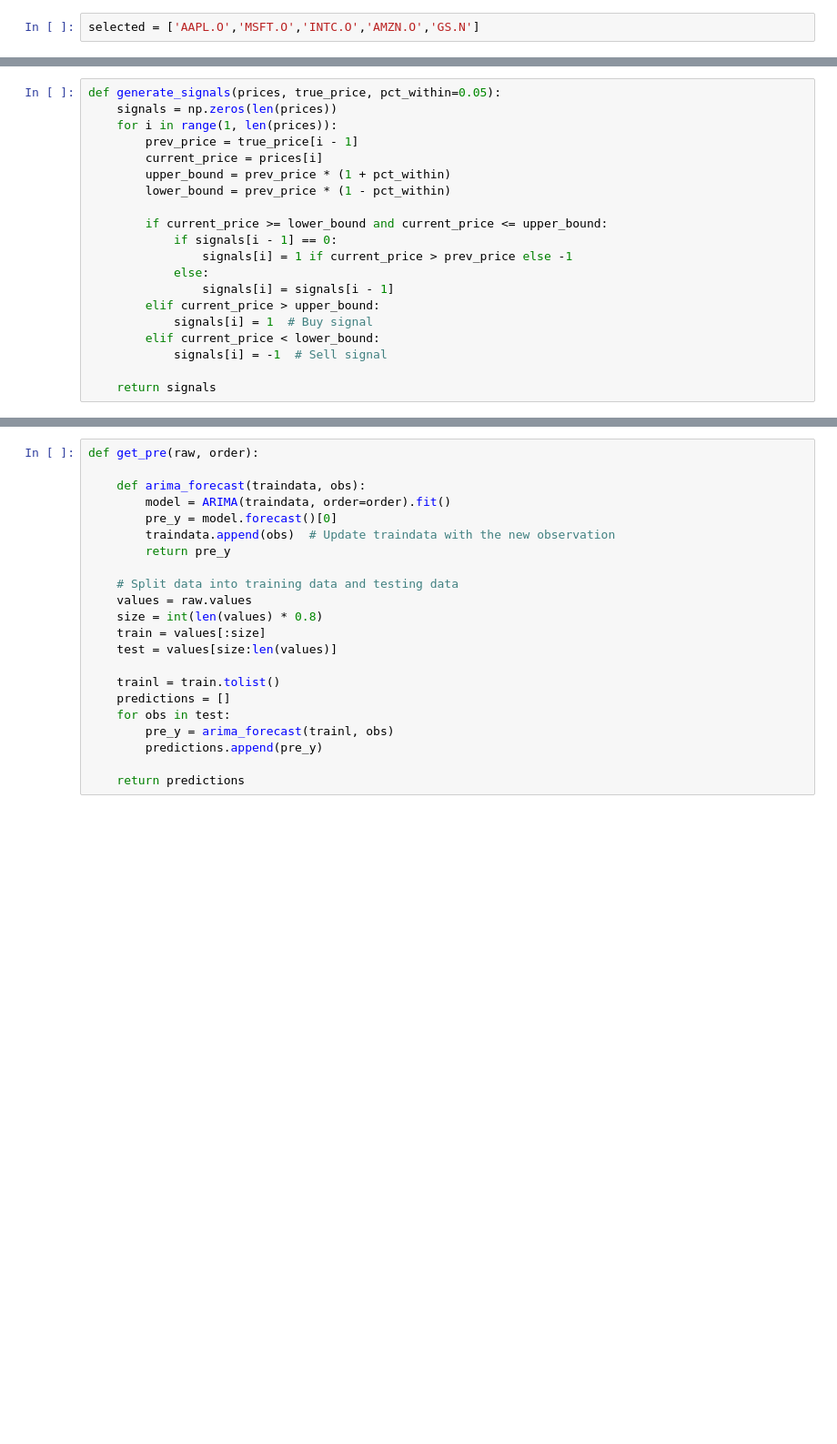
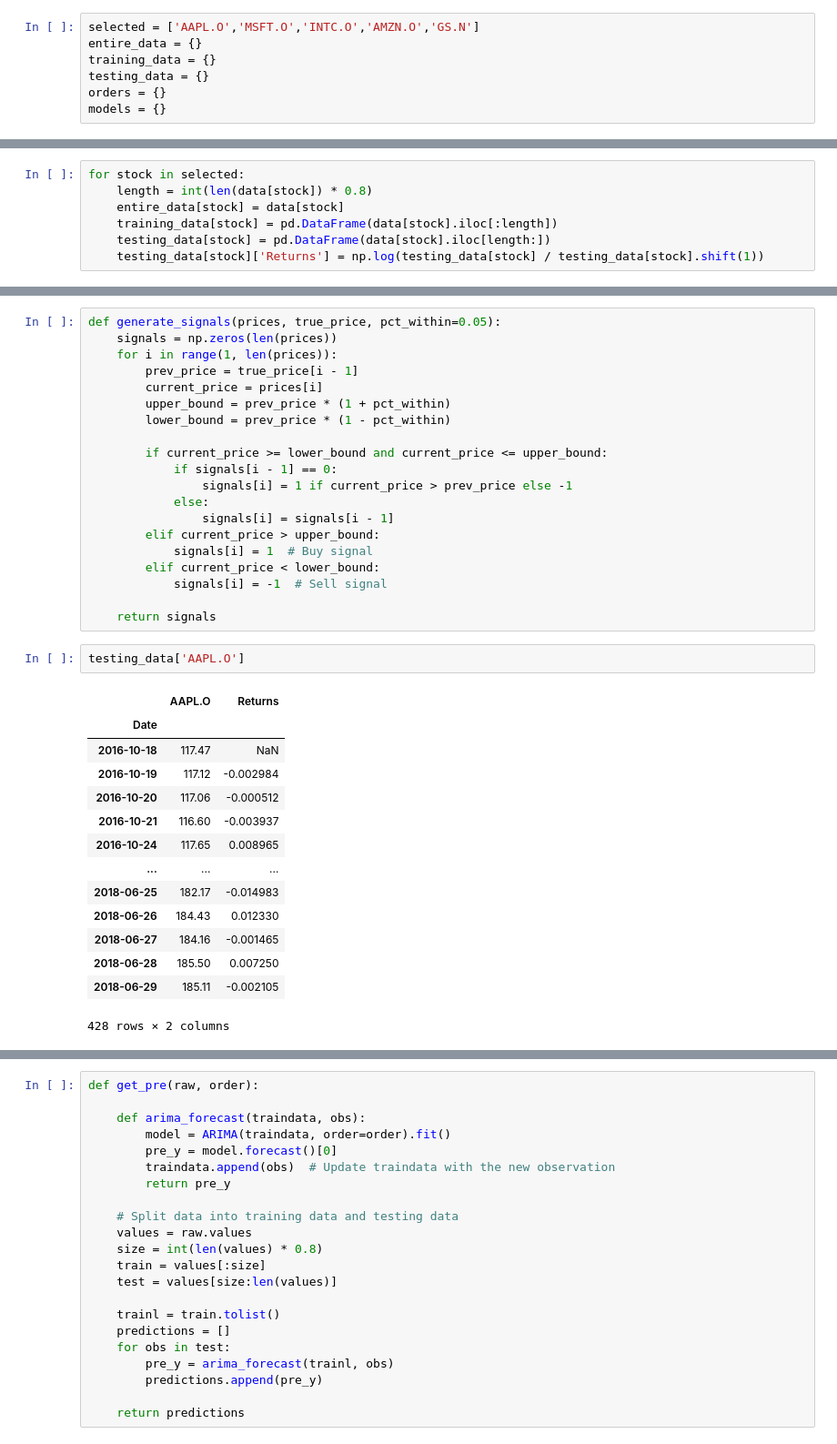
Before and after one commit to AY2324S2-QF2103-Group-9/Trading-Strategies-Comparison, a Jupyter notebook: ARIMA copy 2.ipynb, the cells around one changed output, grey strips where cells are left out. Shown at 91% size. Saved outputs shown, nothing was run; the diff lists cells and outputs as text; blank space fills up the shorter version.

```diff
--- a/ARIMA copy 2.ipynb
+++ b/ARIMA copy 2.ipynb
@@ -11,5 +11,17 @@ from sklearn.metrics import mean_squared_error, mean_absolute_error
 df = pd.read_csv('./data/tr_eikon_eod_data.csv', index_col = 0, parse_dates = True)
 # %%
 selected = ['AAPL.O','MSFT.O','INTC.O','AMZN.O','GS.N']
+entire_data = {}
+training_data = {}
+testing_data = {}
+orders = {}
+models = {}
 # %%
 data = df[['AAPL.O','MSFT.O','INTC.O','AMZN.O','GS.N']].dropna()
+# %%
+for stock in selected:
+    length = int(len(data[stock]) * 0.8)
+    entire_data[stock] = data[stock]
+    training_data[stock] = pd.DataFrame(data[stock].iloc[:length])
+    testing_data[stock] = pd.DataFrame(data[stock].iloc[length:])
+    testing_data[stock]['Returns'] = np.log(testing_data[stock] / testing_data[stock].shift(1))
@@ -55,4 +79,21 @@ def generate_signals(prices, true_price, pct_within=0.05):
             signals[i] = -1  # Sell signal
 
     return signals
+# %%
+testing_data['AAPL.O']
+# %% [output]
+|  | AAPL.O | Returns |
+| Date |  |  |
+| 2016-10-18 | 117.47 | NaN |
+| 2016-10-19 | 117.12 | -0.002984 |
+| 2016-10-20 | 117.06 | -0.000512 |
+| 2016-10-21 | 116.60 | -0.003937 |
+| 2016-10-24 | 117.65 | 0.008965 |
+| ... | ... | ... |
+| 2018-06-25 | 182.17 | -0.014983 |
+| 2018-06-26 | 184.43 | 0.012330 |
+| 2018-06-27 | 184.16 | -0.001465 |
+| 2018-06-28 | 185.50 | 0.007250 |
+| 2018-06-29 | 185.11 | -0.002105 |
+428 rows × 2 columns
 # %%
```
Also changed, not shown: parts of 14 cells of this notebook.
